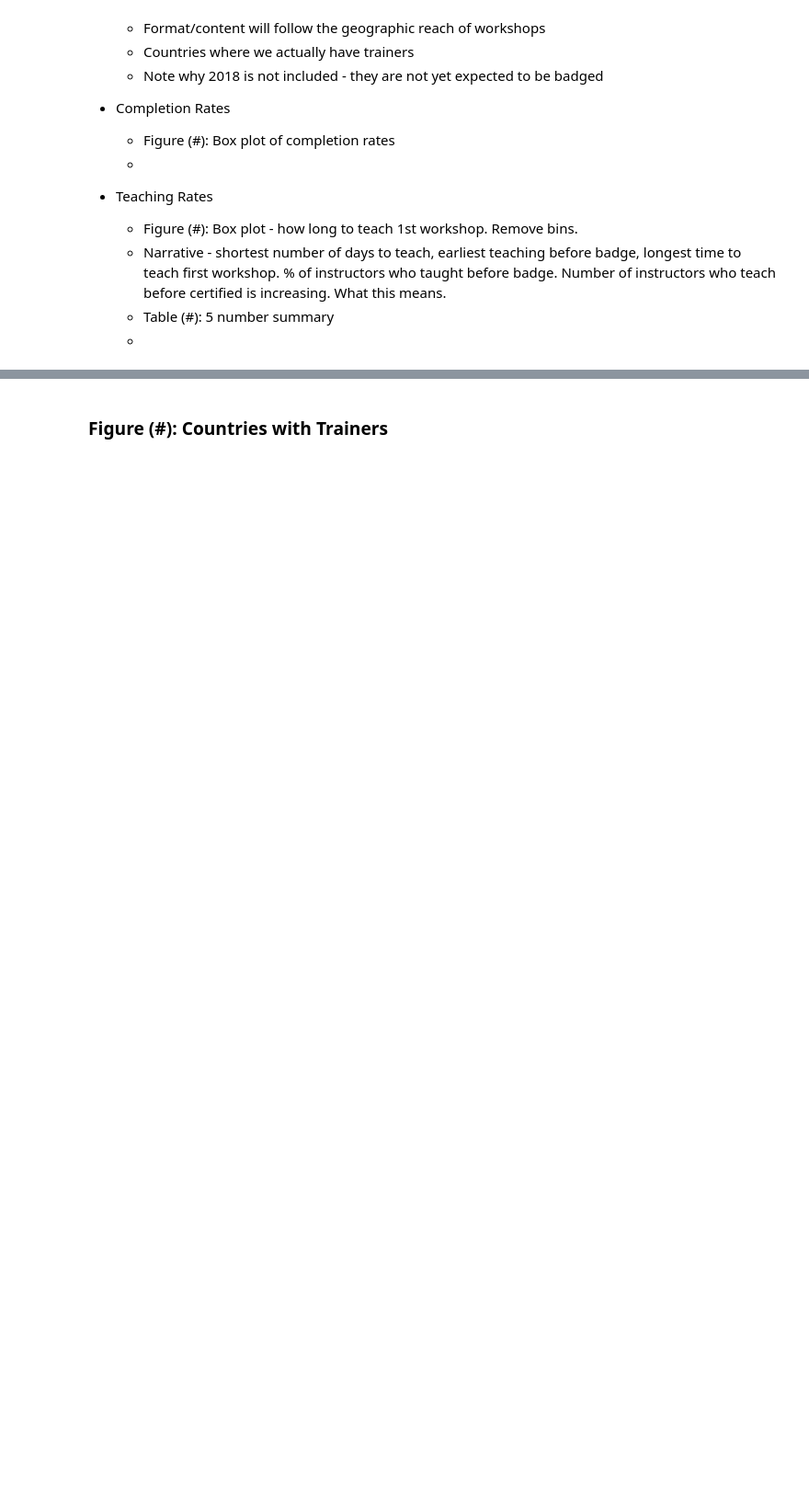
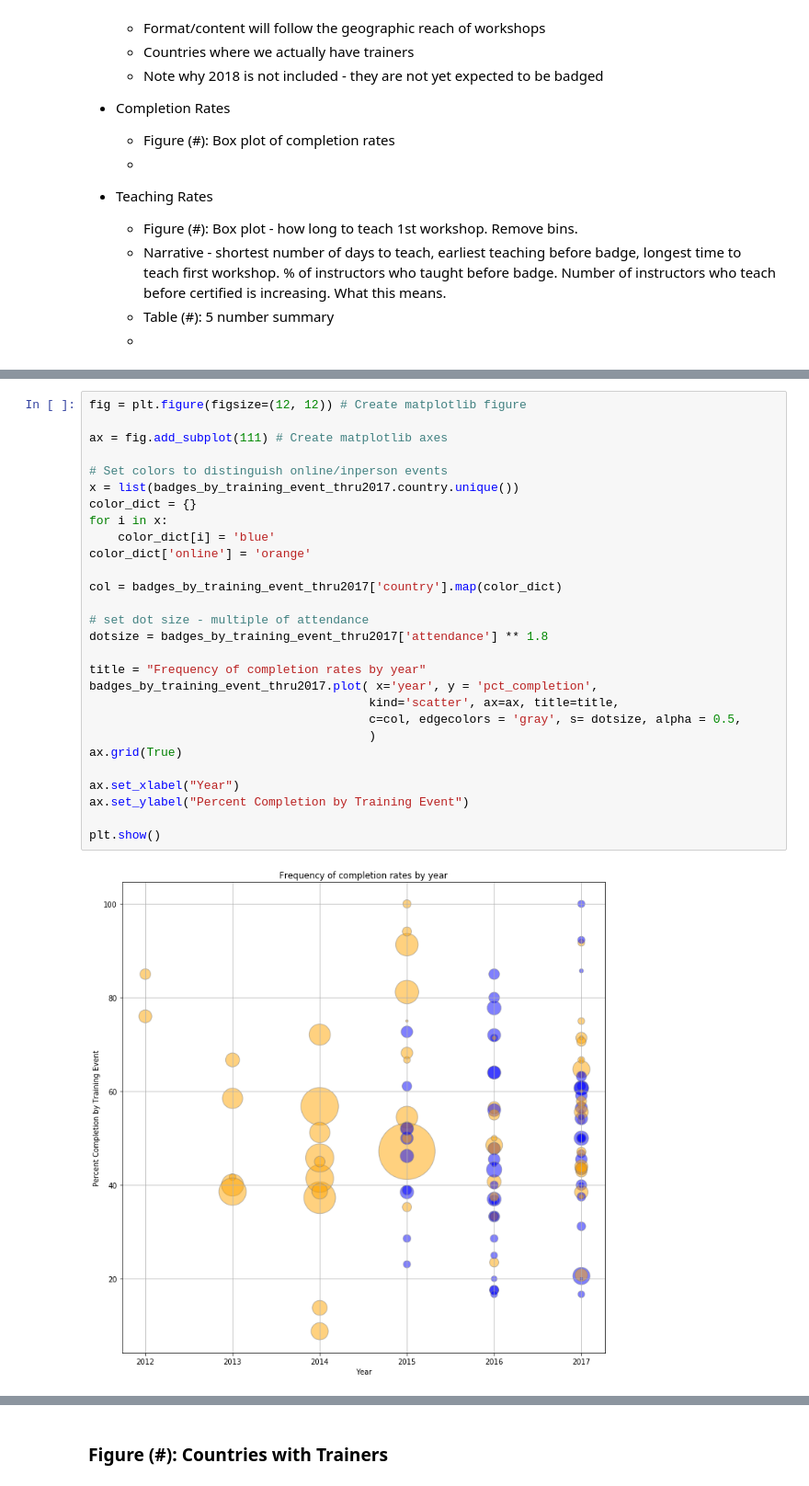
Before and after one commit to carpentries/assessment, a Jupyter notebook: programmatic-assessment/workshops/final_report_outline.ipynb, the cells around one changed output, grey strips where cells are left out. Shown at 92% size. Drawn from its saved outputs; the diff is of its cells as text; blank space fills up the shorter version.

```diff
--- a/programmatic-assessment/workshops/final_report_outline.ipynb
+++ b/programmatic-assessment/workshops/final_report_outline.ipynb
@@ -554,0 +593,30 @@ badges_by_training_event_thru2017 = badges_by_training_event[badges_by_training_
+# %%
+fig = plt.figure(figsize=(12, 12)) # Create matplotlib figure
+
+ax = fig.add_subplot(111) # Create matplotlib axes
+
+# Set colors to distinguish online/inperson events
+x = list(badges_by_training_event_thru2017.country.unique())
+color_dict = {}
+for i in x:
+    color_dict[i] = 'blue'
+color_dict['online'] = 'orange'
+
+col = badges_by_training_event_thru2017['country'].map(color_dict)
+
+# set dot size - multiple of attendance
+dotsize = badges_by_training_event_thru2017['attendance'] ** 1.8
+
+title = "Frequency of completion rates by year"
+badges_by_training_event_thru2017.plot( x='year', y = 'pct_completion',
+                                       kind='scatter', ax=ax, title=title,
+                                       c=col, edgecolors = 'gray', s= dotsize, alpha = 0.5,
+                                       )
+ax.grid(True)
+
+ax.set_xlabel("Year")
+ax.set_ylabel("Percent Completion by Training Event")
+
+plt.show()
+# %% [output]
+[figure, added]
```
Also changed, not shown: parts of 10 cells of this notebook.
